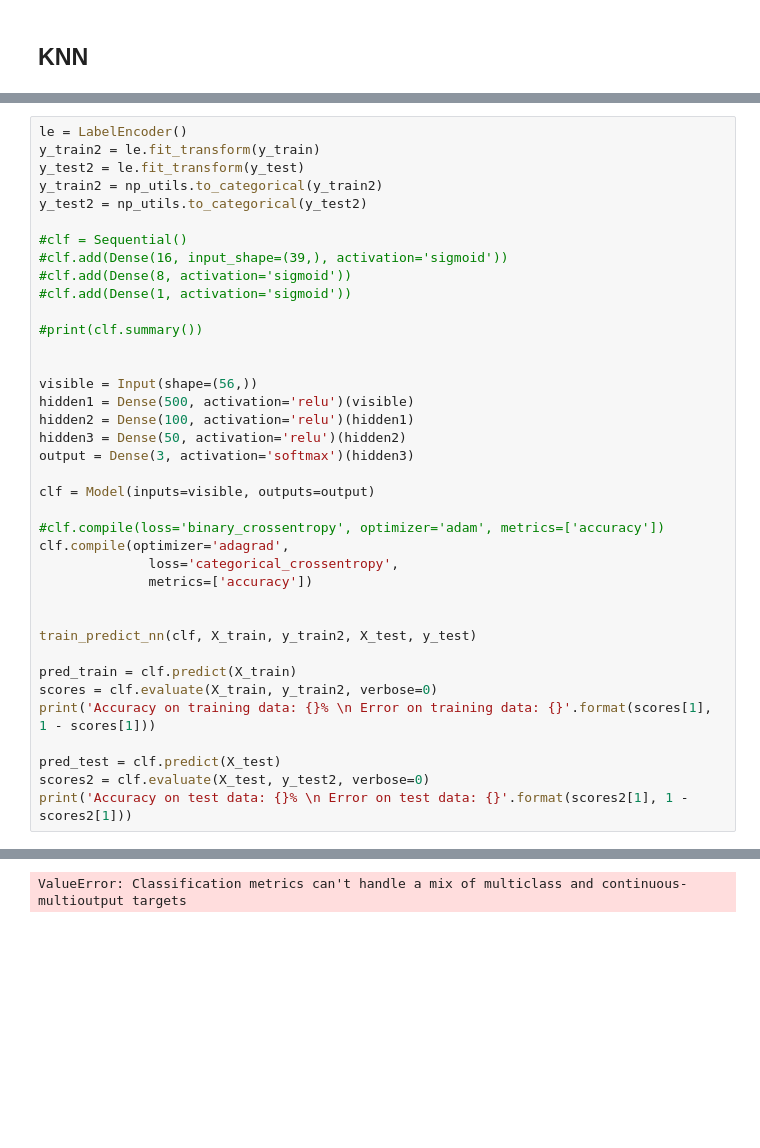
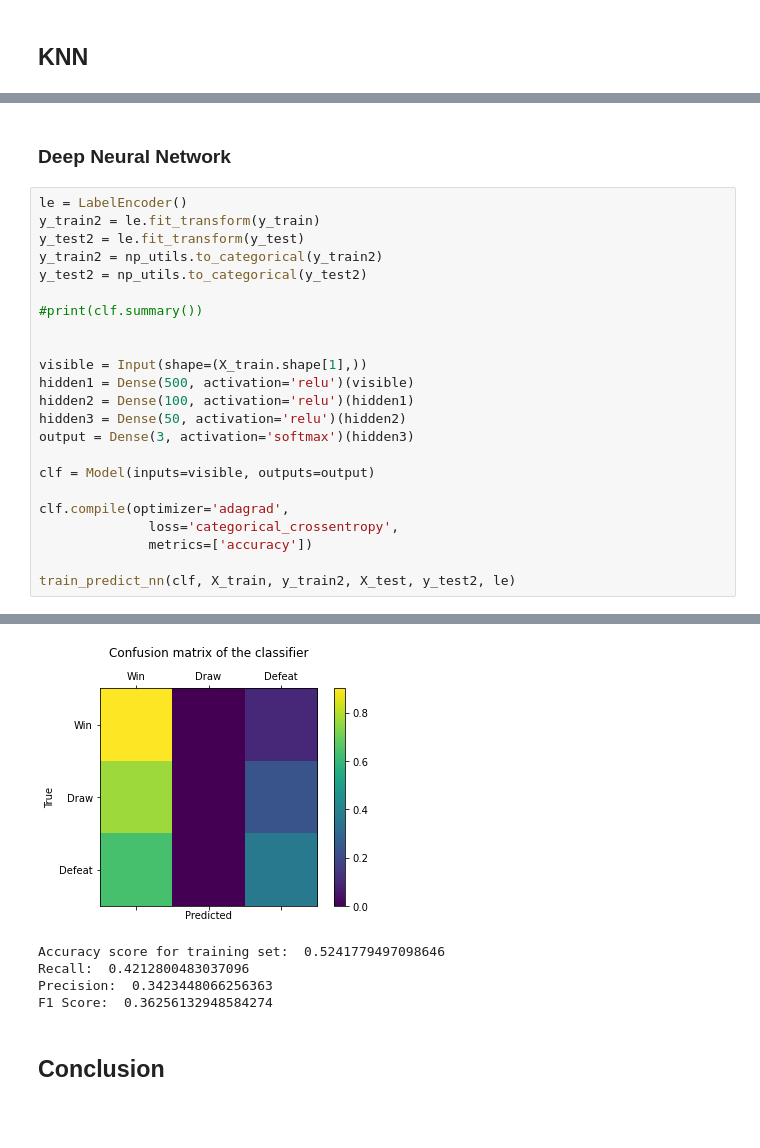
Before and after one commit to motapinto/football-classification-predications, a Jupyter notebook: src/Supervised Learning Models.ipynb, the cells around one changed output, grey strips where cells are left out. Drawn from its saved outputs; the diff is of its cells as text; blank space fills up the shorter version.

```diff
--- a/src/Supervised Learning Models.ipynb
+++ b/src/Supervised Learning Models.ipynb
@@ -880,3 +1067,5 @@ F1 Score:  0.4323121458138855
+# %% [markdown]
+### Deep Neural Network
 # %%
 le = LabelEncoder()
 y_train2 = le.fit_transform(y_train)
@@ -884,15 +1073,10 @@ y_test2 = le.fit_transform(y_test)
 y_train2 = np_utils.to_categorical(y_train2)
 y_test2 = np_utils.to_categorical(y_test2)
 
-#clf = Sequential()
-#clf.add(Dense(16, input_shape=(39,), activation='sigmoid'))
-#clf.add(Dense(8, activation='sigmoid'))
-#clf.add(Dense(1, activation='sigmoid'))
-
 #print(clf.summary())
 
 
-visible = Input(shape=(56,))
+visible = Input(shape=(X_train.shape[1],))
 hidden1 = Dense(500, activation='relu')(visible)
 hidden2 = Dense(100, activation='relu')(hidden1)
 hidden3 = Dense(50, activation='relu')(hidden2)
@@ -900,20 +1084,10 @@ output = Dense(3, activation='softmax')(hidden3)
 
 clf = Model(inputs=visible, outputs=output)
 
-#clf.compile(loss='binary_crossentropy', optimizer='adam', metrics=['accuracy'])
 clf.compile(optimizer='adagrad',
               loss='categorical_crossentropy',
               metrics=['accuracy'])
 
-
-train_predict_nn(clf, X_train, y_train2, X_test, y_test)
-
-pred_train = clf.predict(X_train)
-scores = clf.evaluate(X_train, y_train2, verbose=0)
-print('Accuracy on training data: {}% \n Error on training data: {}'.format(scores[1], 1 - scores[1]))
-
-pred_test = clf.predict(X_test)
-scores2 = clf.evaluate(X_test, y_test2, verbose=0)
-print('Accuracy on test data: {}% \n Error on test data: {}'.format(scores2[1], 1 - scores2[1]))
+train_predict_nn(clf, X_train, y_train2, X_test, y_test2, le)
 # %% [output]
 Epoch 1/150
@@ -936 +1110,9 @@ Predictions took 0.2459561824798584 seconds
+[figure, added]
-ValueError: Classification metrics can't handle a mix of multiclass and continuous-multioutput targets
+Accuracy score for training set:  0.5241779497098646
+Recall:  0.4212800483037096
+Precision:  0.3423448066256363
+F1 Score:  0.36256132948584274
+# %% [markdown]
+## Conclusion
+# %% [markdown]
+##
```
Also changed, not shown: parts of 49 cells of this notebook.
